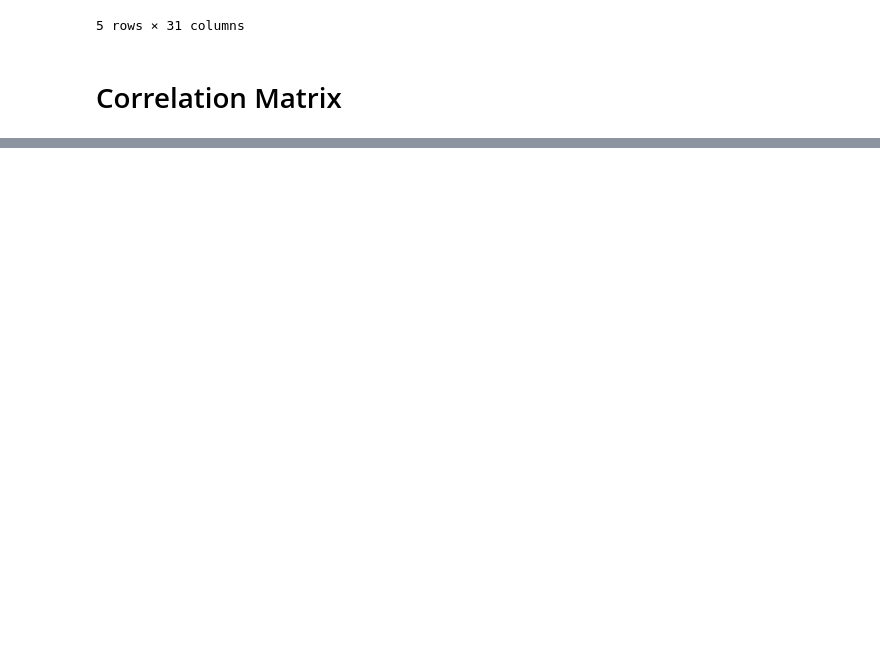
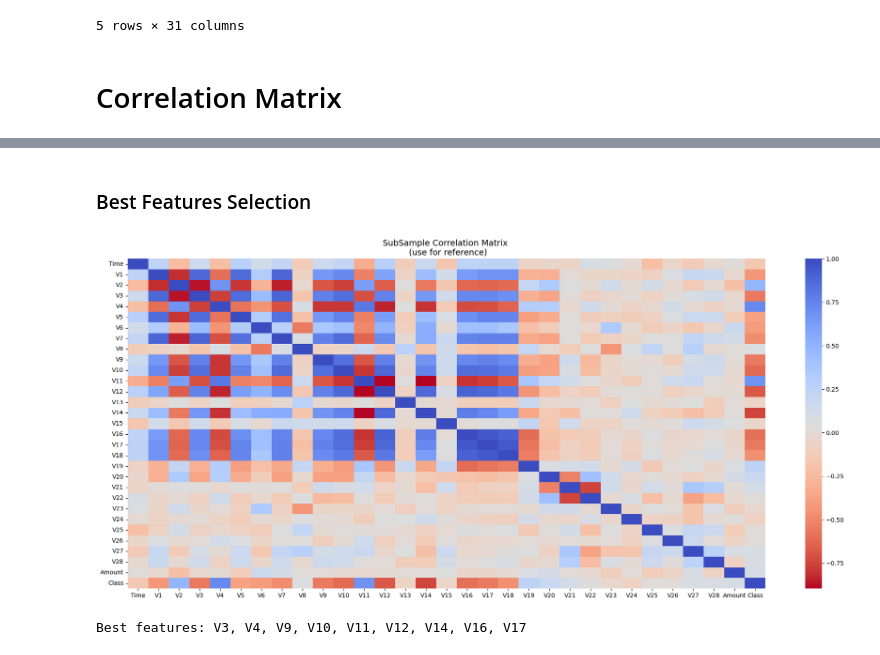
Before and after one commit to LeikRad/TAA_Projects, a Jupyter notebook: project_1/project.ipynb, the cells around one changed output, grey strips where cells are left out. Cells and saved outputs as stored; diff of their text form; code cells hidden in the pictures; blank space fills up the shorter version.

```diff
--- a/project_1/project.ipynb
+++ b/project_1/project.ipynb
@@ -181,0 +198,25 @@ plt.show()
+# %% [markdown]
+### Best Features Selection
+# %%
+import seaborn as sns
+
+plt.figure(1, figsize=(24,10))
+
+sub_sample_corr = data.corr()
+# Calculate correlations with the 'Class' column
+class_corr = sub_sample_corr['Class']
+
+# Create the heatmap
+sns.heatmap(sub_sample_corr, cmap='coolwarm_r', annot_kws={'size':20})
+plt.title('SubSample Correlation Matrix \n (use for reference)', fontsize=14)
+plt.show()
+
+significance_treshold = .5
+
+# Select the best features
+best_features = class_corr[class_corr.abs() > significance_treshold].index.values[:-1]
+
+print("Best features:", ', '.join(best_features))
+# %% [output]
+[figure, added]
+Best features: V3, V4, V9, V10, V11, V12, V14, V16, V17
```
Also changed, not shown: parts of 9 cells of this notebook.
